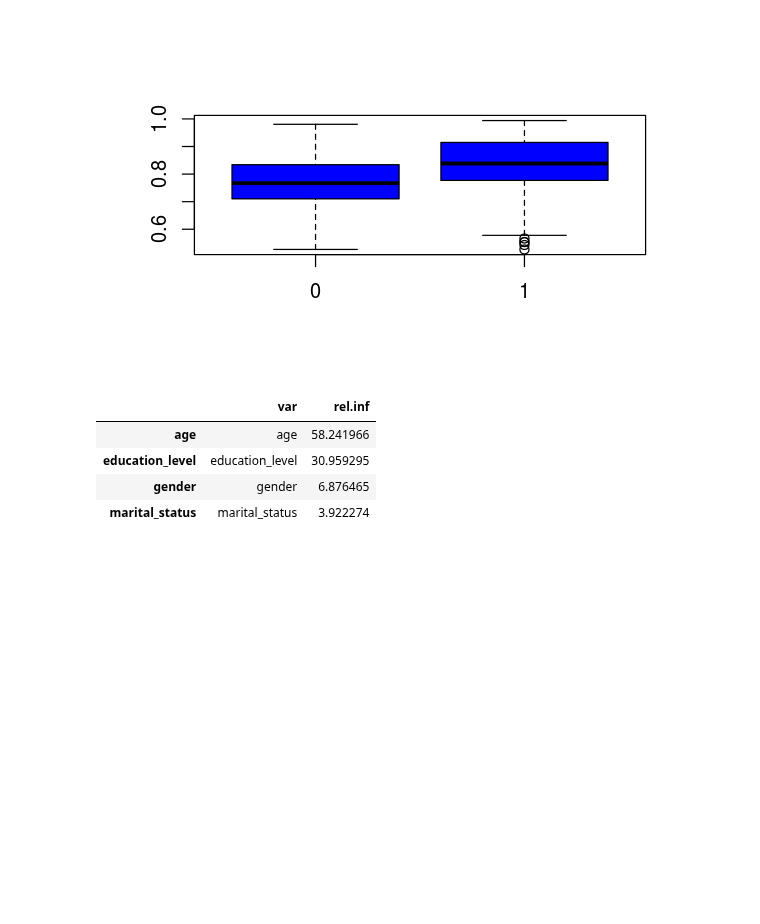
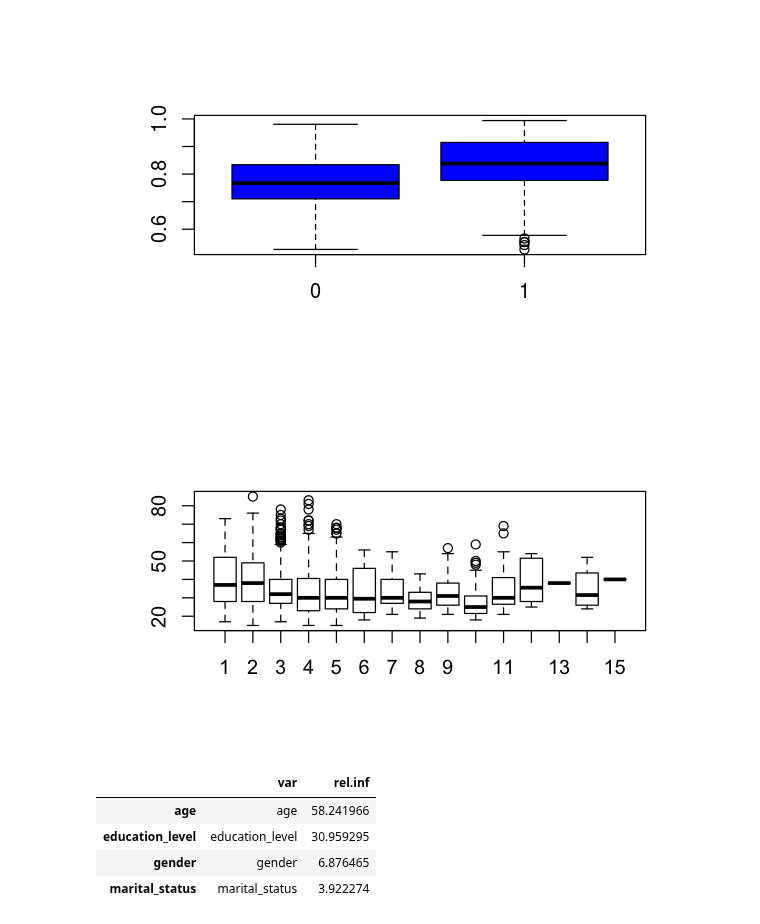
Before and after one commit to cturner500/DoPLER, a Jupyter notebook: funnel_step_analysis_R.ipynb, the cells around one changed output. Drawn from its saved outputs; the diff is of its cells as text; code cells hidden in the pictures; blank space fills up the shorter version.

```diff
--- a/funnel_step_analysis_R.ipynb
+++ b/funnel_step_analysis_R.ipynb
@@ -340,6 +340,10 @@ boxplot(preds~scale.dat[,col], col=4)
 [figure]
 # %%
 #pretty lousy model...even before CV.
+# %%
+boxplot(dat$age~dat$education_level)
+# %% [output]
+[figure, added]
 # %%
 ##Boosted Stumps
 # %%
```
Also changed, not shown: parts of 5 cells of this notebook, 2 other files.
